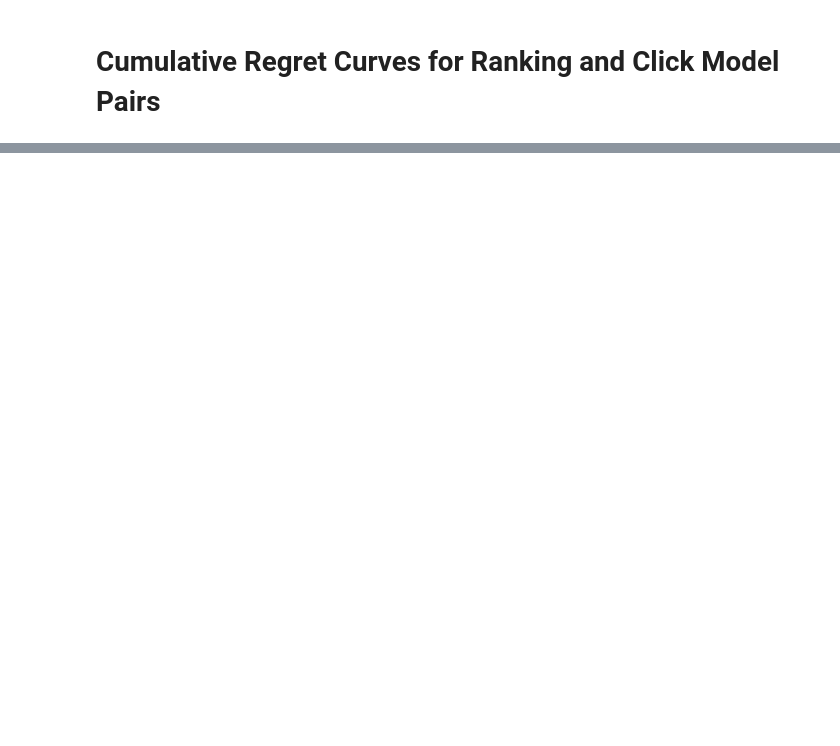
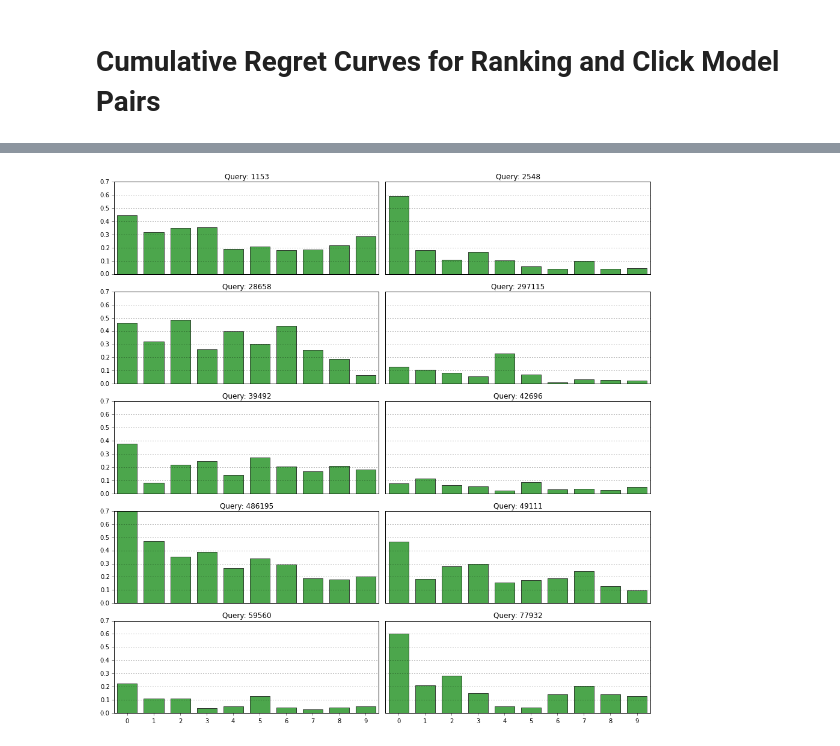
Before and after one commit to changlicn/PyClickLambdas, a Jupyter notebook: scripts/RankingBanditRegretVisualization.ipynb, the cells around one changed output, grey strips where cells are left out. Saved outputs shown, nothing was run; the diff lists cells and outputs as text; code cells hidden in the pictures; blank space fills up the shorter version.

```diff
--- a/scripts/RankingBanditRegretVisualization.ipynb
+++ b/scripts/RankingBanditRegretVisualization.ipynb
@@ -253,0 +255,36 @@ print MQD['UBM']['486195']['model'].get_ideal_ranking(cutoff=5)
+# %%
+from ipywidgets import interact, interactive, Dropdown, FloatText, VBox, HBox
+
+from IPython.display import display
+
+def show_all_queries_relevances(click_model_name):
+    fig, axes = plt.subplots(5, 2, figsize=(13, 13), sharex=True, sharey=True)
+
+    for i, query in enumerate(sorted(MQD[click_model_name].keys())):
+        ax = axes[i / 2, i % 2]
+
+        relevances = MQD[click_model_name][query]['relevances']
+
+        ax.bar(np.arange(len(relevances)), relevances, 0.75,
+               alpha=0.7, color='green', align='center')
+
+        ax.set_title('Query: %s' % query)
+        ax.grid(axis='y', which='major')
+
+        b = 'on' if i / 2 == 4 else 'off'
+        lb = 'on' if i / 2 == 4 else 'off'
+        l = 'on' if i % 2 == 0 else 'off'
+        ll = 'on' if i % 2 == 0 else 'off'
+
+        ax.tick_params(axis='both', which='major', left=l, direction='out',
+                       top='off', right='off', bottom=b, labelleft=ll,
+                       labeltop='off', labelright='off', labelbottom=lb)
+
+    ax.xaxis.set_major_locator(MultipleLocator(1.0))
+    ax.set_xlim([-0.5, len(relevances) - 0.5])
+    plt.tight_layout()
+    plt.show(fig)
+
+_ = interact(show_all_queries_relevances, click_model_name=Dropdown(options=MQD.keys(), description='Click Model:'))
+# %% [output]
+[figure, added]
```
Also changed, not shown: parts of 4 cells of this notebook, 2 other files.
